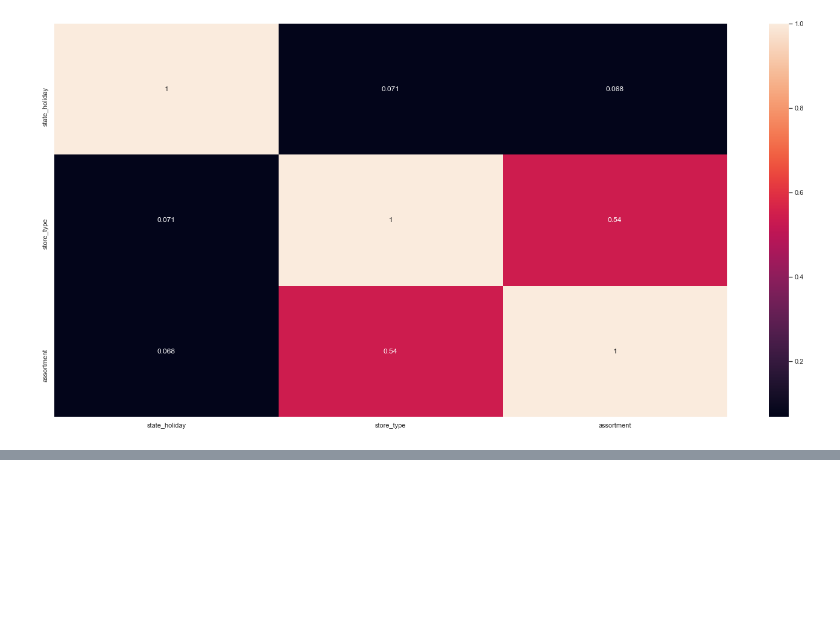
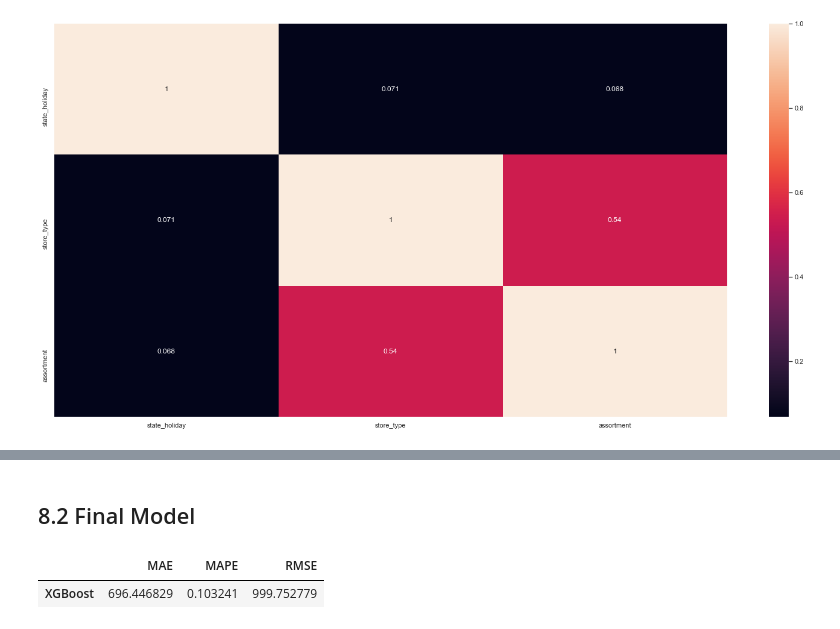
Before and after one commit to ghermsen/rossmann_prediction, a Jupyter notebook: rossmann_prediction_project.ipynb, the cells around one changed output, grey strips where cells are left out. Saved outputs shown, nothing was run; the diff lists cells and outputs as text; code cells hidden in the pictures; blank space fills up the shorter version.

```diff
--- a/rossmann_prediction_project.ipynb
+++ b/rossmann_prediction_project.ipynb
@@ -1333,0 +1405,34 @@ models_results_cv.sort_values('RMSE CV')
+# %% [markdown]
+## 8.2 Final Model
+# %%
+# parameters dictionary
+
+parameters_tuned = {'n_estimators': 1700,
+                    'eta': 0.03,
+                    'max_depth': 9,
+                    'subsample': 0.5,
+                    'colsample_bytree': 0.3,
+                    'min_child_weight': 8
+                    }
+
+# model
+
+model_xgb_tuned = xgb.XGBRegressor(objective = 'reg:squarederror',
+                                   n_estimators = parameters_tuned['n_estimators'],
+                                   eta = parameters_tuned['eta'],
+                                   max_depth = parameters_tuned['max_depth'],
+                                   subsample = parameters_tuned['subsample'],
+                                   colsample_bytree = parameters_tuned['colsample_bytree'],
+                                   min_child_weight = parameters_tuned['min_child_weight']).fit(x_train, y_train)
+
+# prediction
+
+yhat_xgb_tuned = model_xgb_tuned.predict(x_test)
+
+# performance
+
+xgb_result_tuned = ml_error('XGBoost', np.expm1(y_test), np.expm1(yhat_xgb_tuned))
+xgb_result_tuned
+# %% [output]
+|  | MAE | MAPE | RMSE |
+| XGBoost | 696.446829 | 0.103241 | 999.752779 |
```
Also changed, not shown: parts of 108 cells of this notebook.
